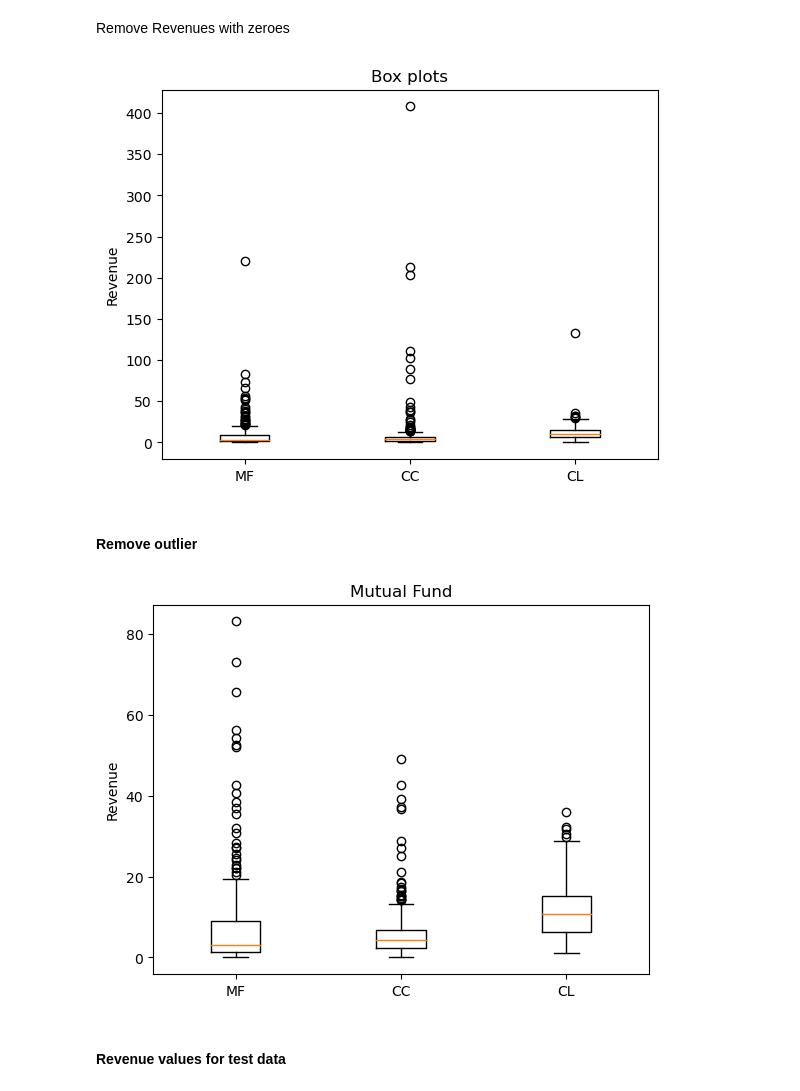
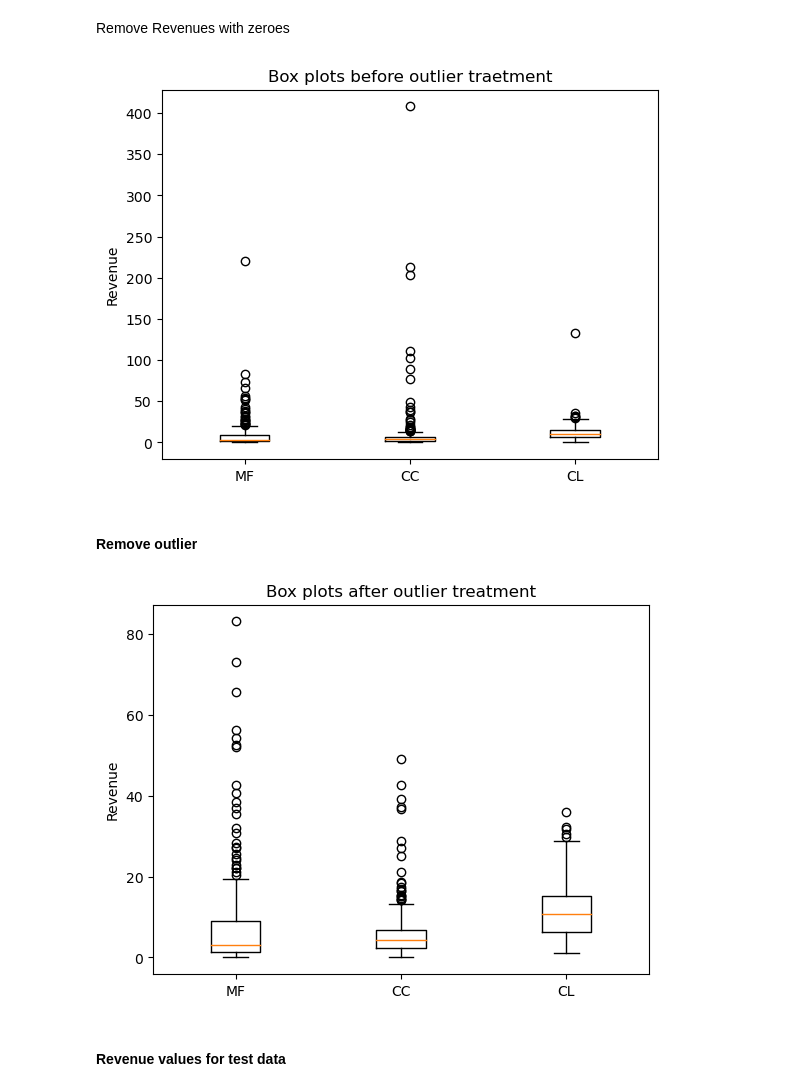
Before and after one commit to ahryho/direct-marketing-optimisation, a Jupyter notebook: notebooks/03_model.ipynb, the cells around one changed output. Saved outputs shown, nothing was run; the diff lists cells and outputs as text; code cells hidden in the pictures.

```diff
--- a/notebooks/03_model.ipynb
+++ b/notebooks/03_model.ipynb
@@ -597,11 +609,11 @@ revenue_cc = dmo_train['Revenue_CC'][dmo_train['Revenue_CC']>0]
 revenue_cl = dmo_train['Revenue_CL'][dmo_train['Revenue_CL']>0]
 # %%
 plt.boxplot([revenue_mf, revenue_cc, revenue_cl], labels = ["MF", "CC", "CL"])
-plt.title("Box plots")
+plt.title("Box plots before outlier traetment")
 plt.ylabel('Revenue')
 plt.show()
 # %% [output]
-[figure, old version]
+[figure, new version]
 # %% [markdown]
 #### Remove outlier
 # %%
@@ -610,11 +622,11 @@ revenue_cc = revenue_cc[revenue_cc < 50]
 revenue_cl = revenue_cl[revenue_cl < 100]
 
 plt.boxplot([revenue_mf, revenue_cc, revenue_cl], labels = ["MF", "CC", "CL"])
-plt.title("Mutual Fund")
+plt.title("Box plots after outlier treatment")
 plt.ylabel('Revenue')
 plt.show()
 # %% [output]
-[figure, old version]
+[figure, new version]
 # %% [markdown]
 #### Revenue values for test data
 # %%
```
Also changed, not shown: parts of 31 cells of this notebook.
